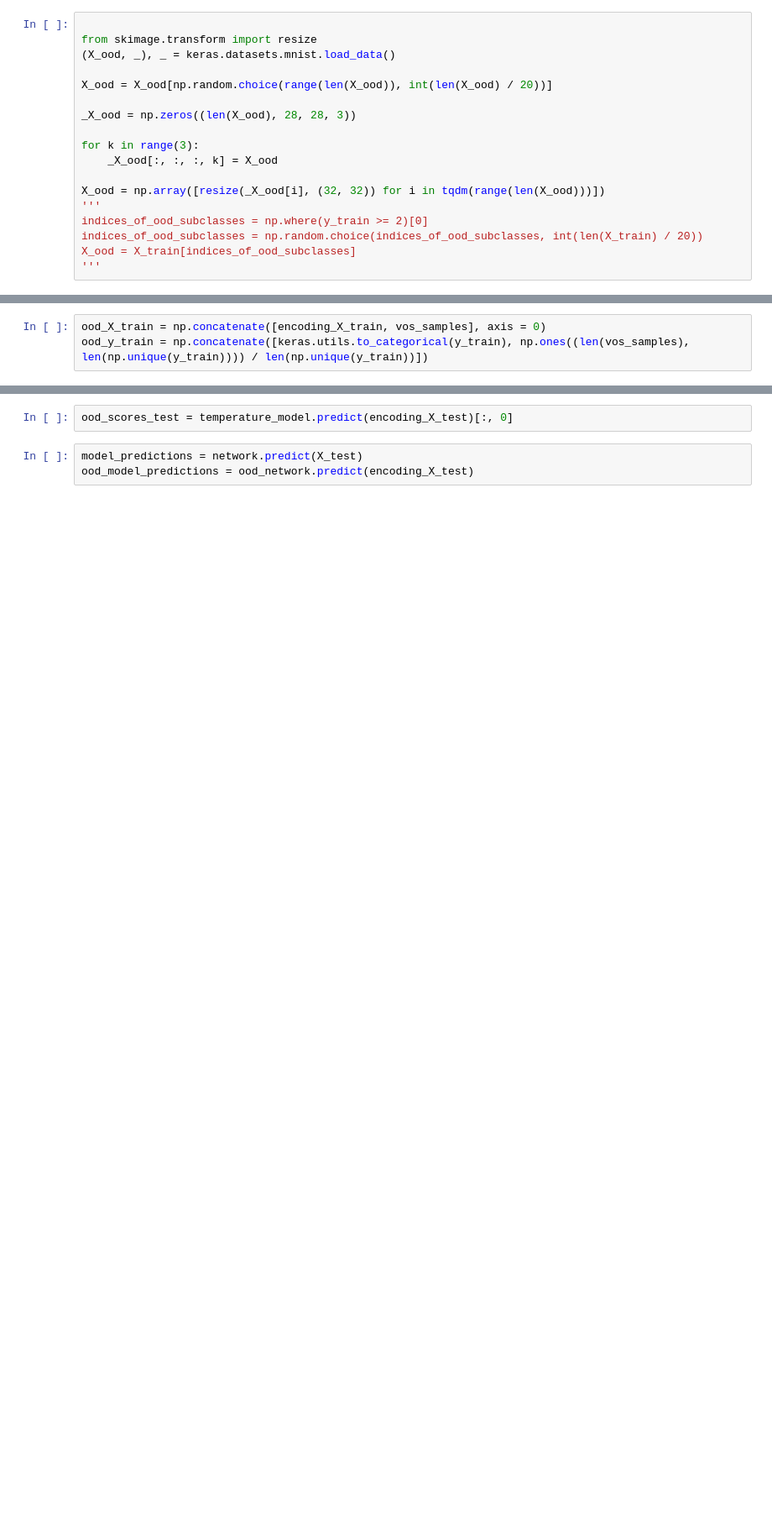
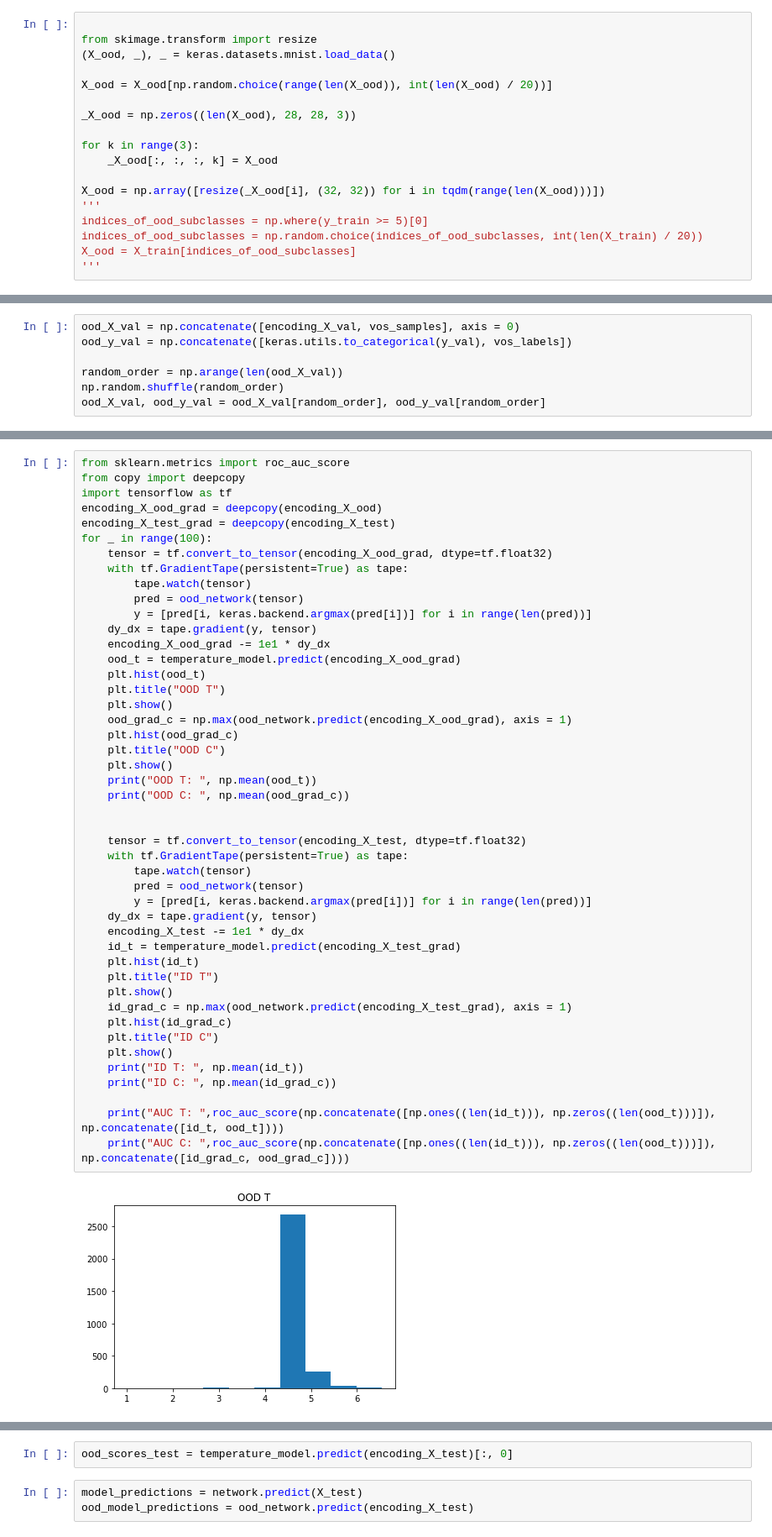
Before and after one commit to levinwil/TempVOS, a Jupyter notebook: Exploration.ipynb, the cells around one changed output, grey strips where cells are left out. Shown at 84% size. Saved outputs shown, nothing was run; the diff lists cells and outputs as text; blank space fills up the shorter version.

Commit message:
added gradient rounds

```diff
--- a/Exploration.ipynb
+++ b/Exploration.ipynb
@@ -21,7 +23,7 @@ for k in range(3):
 
 X_ood = np.array([resize(_X_ood[i], (32, 32)) for i in tqdm(range(len(X_ood)))])
 '''
-indices_of_ood_subclasses = np.where(y_train >= 2)[0]
+indices_of_ood_subclasses = np.where(y_train >= 5)[0]
 indices_of_ood_subclasses = np.random.choice(indices_of_ood_subclasses, int(len(X_train) / 20))
 X_ood = X_train[indices_of_ood_subclasses]
 '''
@@ -133,5 +163,9 @@ for c in tqdm(range(len(np.unique(y_train)))):
 # %%
-ood_X_train = np.concatenate([encoding_X_train, vos_samples], axis = 0)
-ood_y_train = np.concatenate([keras.utils.to_categorical(y_train), np.ones((len(vos_samples), len(np.unique(y_train)))) / len(np.unique(y_train))])
+ood_X_val = np.concatenate([encoding_X_val, vos_samples], axis = 0)
+ood_y_val = np.concatenate([keras.utils.to_categorical(y_val), vos_labels])
+
+random_order = np.arange(len(ood_X_val))
+np.random.shuffle(random_order)
+ood_X_val, ood_y_val = ood_X_val[random_order], ood_y_val[random_order]
 # %%
 import tensorflow as tf
@@ -210,0 +220,48 @@ In Distribution Grad Temperature:  0.7329862
+# %%
+from sklearn.metrics import roc_auc_score
+from copy import deepcopy
+import tensorflow as tf
+encoding_X_ood_grad = deepcopy(encoding_X_ood)
+encoding_X_test_grad = deepcopy(encoding_X_test)
+for _ in range(100):
+    tensor = tf.convert_to_tensor(encoding_X_ood_grad, dtype=tf.float32)
+    with tf.GradientTape(persistent=True) as tape:
+        tape.watch(tensor)
+        pred = ood_network(tensor)
+        y = [pred[i, keras.backend.argmax(pred[i])] for i in range(len(pred))]
+    dy_dx = tape.gradient(y, tensor)
+    encoding_X_ood_grad -= 1e1 * dy_dx
+    ood_t = temperature_model.predict(encoding_X_ood_grad)
+    plt.hist(ood_t)
+    plt.title("OOD T")
+    plt.show()
+    ood_grad_c = np.max(ood_network.predict(encoding_X_ood_grad), axis = 1)
+    plt.hist(ood_grad_c)
+    plt.title("OOD C")
+    plt.show()
+    print("OOD T: ", np.mean(ood_t))
+    print("OOD C: ", np.mean(ood_grad_c))
+
+
+    tensor = tf.convert_to_tensor(encoding_X_test, dtype=tf.float32)
+    with tf.GradientTape(persistent=True) as tape:
+        tape.watch(tensor)
+        pred = ood_network(tensor)
+        y = [pred[i, keras.backend.argmax(pred[i])] for i in range(len(pred))]
+    dy_dx = tape.gradient(y, tensor)
+    encoding_X_test -= 1e1 * dy_dx
+    id_t = temperature_model.predict(encoding_X_test_grad)
+    plt.hist(id_t)
+    plt.title("ID T")
+    plt.show()
+    id_grad_c = np.max(ood_network.predict(encoding_X_test_grad), axis = 1)
+    plt.hist(id_grad_c)
+    plt.title("ID C")
+    plt.show()
+    print("ID T: ", np.mean(id_t))
+    print("ID C: ", np.mean(id_grad_c))
+
+    print("AUC T: ",roc_auc_score(np.concatenate([np.ones((len(id_t))), np.zeros((len(ood_t)))]), np.concatenate([id_t, ood_t])))
+    print("AUC C: ",roc_auc_score(np.concatenate([np.ones((len(id_t))), np.zeros((len(ood_t)))]), np.concatenate([id_grad_c, ood_grad_c])))
+# %% [output]
+[figure, added]
```
Also changed, not shown: parts of 54 cells of this notebook.
